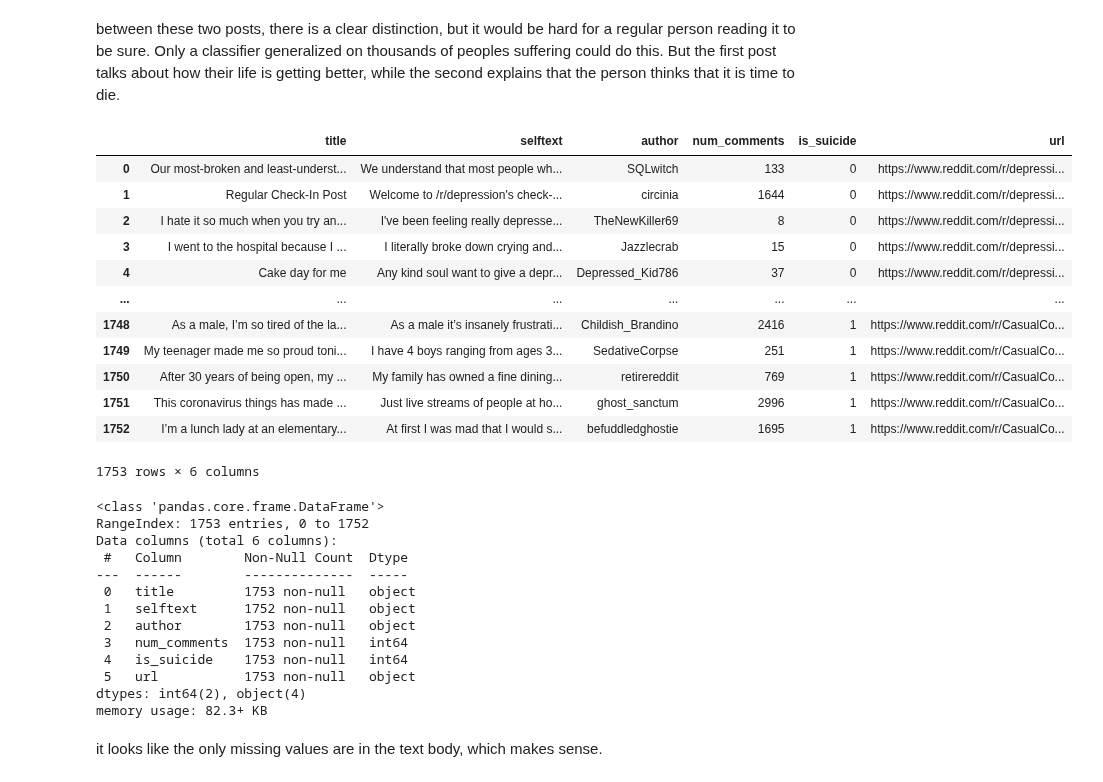
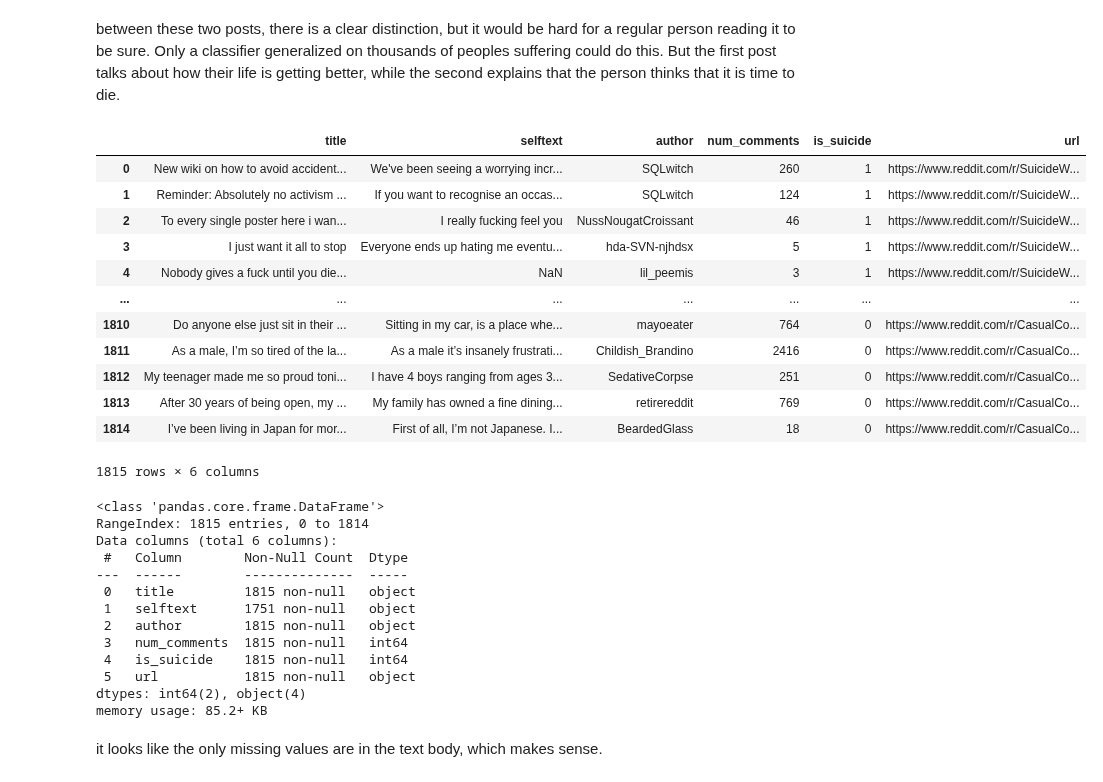
Before and after one commit to ayaanzhaque/SuiSense, a Jupyter notebook: notebooks/data_processing.ipynb, the cells around one changed output. Cells and saved outputs as stored; diff of their text form; code cells hidden in the pictures.

Commit message:
suicide vs nothing model done

```diff
--- a/notebooks/data_processing.ipynb
+++ b/notebooks/data_processing.ipynb
@@ -41,7 +41,7 @@ sns.set_style("darkgrid")
 # initializing cvs files
 depression = pd.read_csv('../data/depression.csv')
 suicide_watch = pd.read_csv('../data/suicide_watch.csv')
-casual_convo = pd.read_csv('../data/casual_conversation_vs_depression.csv')
+casual_convo = pd.read_csv('../data/casual_conversation_vs_suicide.csv')
 # %%
 #visualizing depression dataset
 pd.set_option('display.max_columns', 500)
@@ -154,26 +154,27 @@ between these two posts, there is a clear distinction, but it would be hard for
 # %%
 # the 5 columns we chose seem good so lets shorten the datasets.
 dep_columns = depression[["title", "selftext", "author",  "num_comments", "is_suicide","url"]]
 sui_columns = suicide_watch[["title", "selftext", "author",  "num_comments", "is_suicide","url"]]
 cas_columns = casual_convo[["title", "selftext", "author",  "num_comments", "is_suicide","url"]]
 
 # lets combine the datasets into one massive dataset.
 # combined_data = pd.concat([dep_columns,sui_columns, cas_columns],axis=0, ignore_index=True)
-combined_data = pd.concat([dep_columns, cas_columns],axis=0, ignore_index=True)
+# combined_data = pd.concat([dep_columns, cas_columns],axis=0, ignore_index=True)
+combined_data = pd.concat([sui_columns, cas_columns],axis=0, ignore_index=True)
 combined_data
 # %% [output]
 |  | title | selftext | author | num_comments | is_suicide | url |
-| 0 | Our most-broken and least-underst... | We understand that most people wh... | SQLwitch | 133 | 0 | https://www.reddit.com/r/depressi... |
-| 1 | Regular Check-In Post | Welcome to /r/depression's check-... | circinia | 1644 | 0 | https://www.reddit.com/r/depressi... |
-| 2 | I hate it so much when you try an... | I've been feeling really depresse... | TheNewKiller69 | 8 | 0 | https://www.reddit.com/r/depressi... |
-| 3 | I went to the hospital because I ... | I literally broke down crying and... | Jazzlecrab | 15 | 0 | https://www.reddit.com/r/depressi... |
-| 4 | Cake day for me | Any kind soul want to give a depr... | Depressed_Kid786 | 37 | 0 | https://www.reddit.com/r/depressi... |
+| 0 | New wiki on how to avoid accident... | We've been seeing a worrying incr... | SQLwitch | 260 | 1 | https://www.reddit.com/r/SuicideW... |
+| 1 | Reminder: Absolutely no activism ... | If you want to recognise an occas... | SQLwitch | 124 | 1 | https://www.reddit.com/r/SuicideW... |
+| 2 | To every single poster here i wan... | I really fucking feel you | NussNougatCroissant | 46 | 1 | https://www.reddit.com/r/SuicideW... |
+| 3 | I just want it all to stop | Everyone ends up hating me eventu... | hda-SVN-njhdsx | 5 | 1 | https://www.reddit.com/r/SuicideW... |
+| 4 | Nobody gives a fuck until you die... | NaN | lil_peemis | 3 | 1 | https://www.reddit.com/r/SuicideW... |
 | ... | ... | ... | ... | ... | ... | ... |
-| 1748 | As a male, I’m so tired of the la... | As a male it’s insanely frustrati... | Childish_Brandino | 2416 | 1 | https://www.reddit.com/r/CasualCo... |
-| 1749 | My teenager made me so proud toni... | I have 4 boys ranging from ages 3... | SedativeCorpse | 251 | 1 | https://www.reddit.com/r/CasualCo... |
-| 1750 | After 30 years of being open, my ... | My family has owned a fine dining... | retirereddit | 769 | 1 | https://www.reddit.com/r/CasualCo... |
-| 1751 | This coronavirus things has made ... | Just live streams of people at ho... | ghost_sanctum | 2996 | 1 | https://www.reddit.com/r/CasualCo... |
-| 1752 | I’m a lunch lady at an elementary... | At first I was mad that I would s... | befuddledghostie | 1695 | 1 | https://www.reddit.com/r/CasualCo... |
+| 1810 | Do anyone else just sit in their ... | Sitting in my car, is a place whe... | mayoeater | 764 | 0 | https://www.reddit.com/r/CasualCo... |
+| 1811 | As a male, I’m so tired of the la... | As a male it’s insanely frustrati... | Childish_Brandino | 2416 | 0 | https://www.reddit.com/r/CasualCo... |
+| 1812 | My teenager made me so proud toni... | I have 4 boys ranging from ages 3... | SedativeCorpse | 251 | 0 | https://www.reddit.com/r/CasualCo... |
+| 1813 | After 30 years of being open, my ... | My family has owned a fine dining... | retirereddit | 769 | 0 | https://www.reddit.com/r/CasualCo... |
+| 1814 | I’ve been living in Japan for mor... | First of all, I’m not Japanese. I... | BeardedGlass | 18 | 0 | https://www.reddit.com/r/CasualCo... |
-1753 rows × 6 columns
+1815 rows × 6 columns
 # %%
 # saving the combined data in our datasets folder
@@ -183,18 +184,18 @@ combined_data.to_csv('../data/depression_vs_nothing.csv', index = False)
 combined_data.info()
 # %% [output]
 <class 'pandas.core.frame.DataFrame'>
-RangeIndex: 1753 entries, 0 to 1752
+RangeIndex: 1815 entries, 0 to 1814
 Data columns (total 6 columns):
  #   Column        Non-Null Count  Dtype
 ---  ------        --------------  -----
- 0   title         1753 non-null   object
- 1   selftext      1752 non-null   object
- 2   author        1753 non-null   object
- 3   num_comments  1753 non-null   int64
- 4   is_suicide    1753 non-null   int64
- 5   url           1753 non-null   object
+ 0   title         1815 non-null   object
+ 1   selftext      1751 non-null   object
+ 2   author        1815 non-null   object
+ 3   num_comments  1815 non-null   int64
+ 4   is_suicide    1815 non-null   int64
+ 5   url           1815 non-null   object
 dtypes: int64(2), object(4)
-memory usage: 82.3+ KB
+memory usage: 85.2+ KB
 # %% [markdown]
 it looks like the only missing values are in the text body, which makes sense.
 # %%
```
Also changed, not shown: parts of 13 cells of this notebook, 4 other files.
